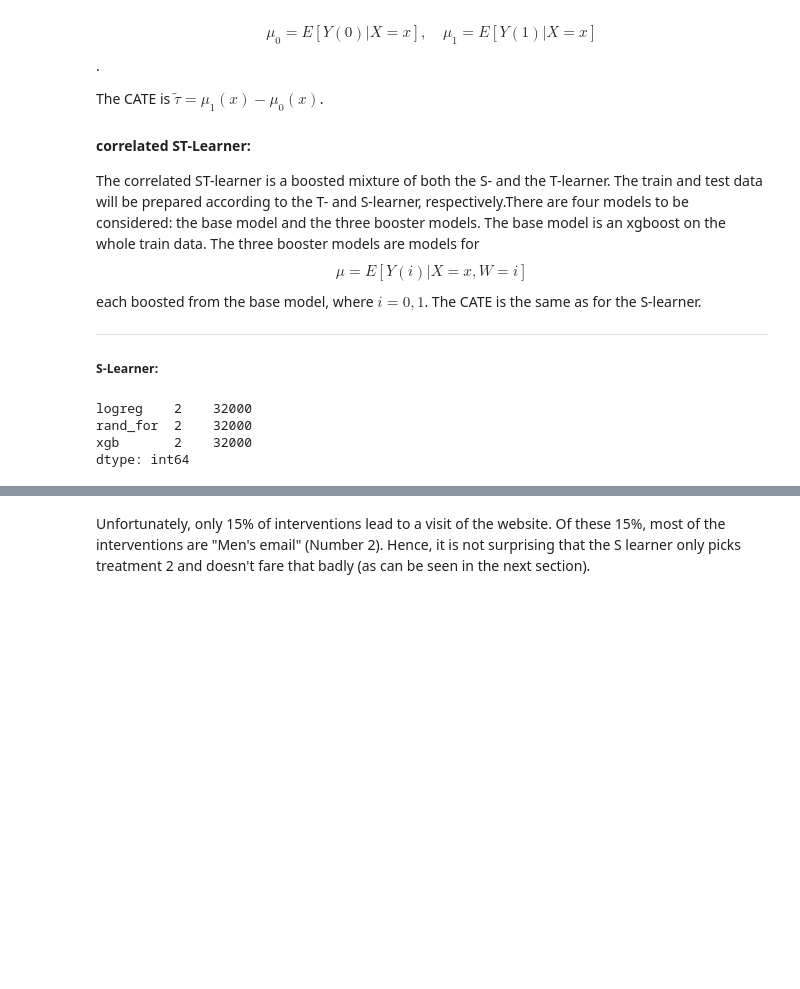
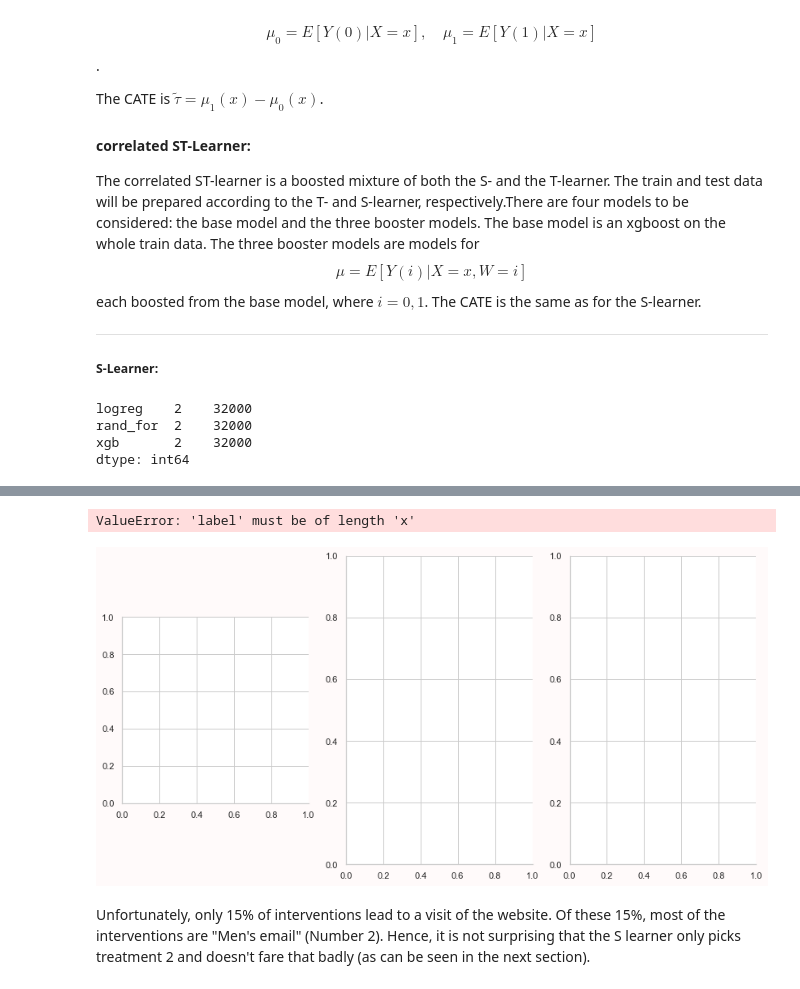
Before and after one commit to HeddaZa/Causal_ML, a Jupyter notebook: CausalML.ipynb, the cells around one changed output, grey strips where cells are left out. Saved outputs shown, nothing was run; the diff lists cells and outputs as text; code cells hidden in the pictures; blank space fills up the shorter version.

```diff
--- a/CausalML.ipynb
+++ b/CausalML.ipynb
@@ -158,3 +158,19 @@ logreg    2    32000
 rand_for  2    32000
 xgb       2    32000
 dtype: int64
+# %%
+explode = (0.1, 0.1,0.1)
+lst = ['logreg','rand_for','xgb']
+fig, axes = plt.subplots(1, len(lst), figsize=(14, 7))
+fig.set_facecolor("snow")
+df = T_Learner.apply(lambda x: x.value_counts())
+for i,name in enumerate(lst):
+    axes[i].pie(
+        df[name],
+        textprops={"fontsize": 14},
+        colors=["lightsteelblue", "darkseagreen"],
+        shadow=True,
+        labels = ['no','women','men'],
+        explode=explode,
+        autopct="%1.0f%%",
+    )
@@ -161,3 +183,25 @@ dtype: int64
+# %%
+import matplotlib.pyplot as plt
+lst = ['logreg','rand_for','xgb']
+def pie_plots(data,lst):
+    explode = (0.1, 0.1,0.1)
+    fig, axes = plt.subplots(1, len(lst), figsize=(14, 7))
+    fig.set_facecolor("snow")
+    df = data.apply(lambda x: x.value_counts()).fillna(0)
+    for i,name in enumerate(lst):
+        axes[i].pie(
+            df[name],
+            textprops={"fontsize": 14},
+            colors=["lightsteelblue", "darkseagreen"],
+            shadow=True,
+            labels = ['no','women','men'],
+            explode=explode,
+            autopct="%1.0f%%",
+        )
+pie_plots(S_Learner,lst)
+# %% [output]
+ValueError: 'label' must be of length 'x'
+[figure, added]
 # %% [markdown]
 Unfortunately, only 15% of interventions lead to a visit of the website. Of these 15%, most of the interventions are "Men's email" (Number 2). Hence, it is not surprising that the S learner only picks treatment 2 and doesn't fare that badly (as can be seen in the next section).
 # %% [markdown]
```
Also changed, not shown: parts of 3 cells of this notebook, 2 other files.
